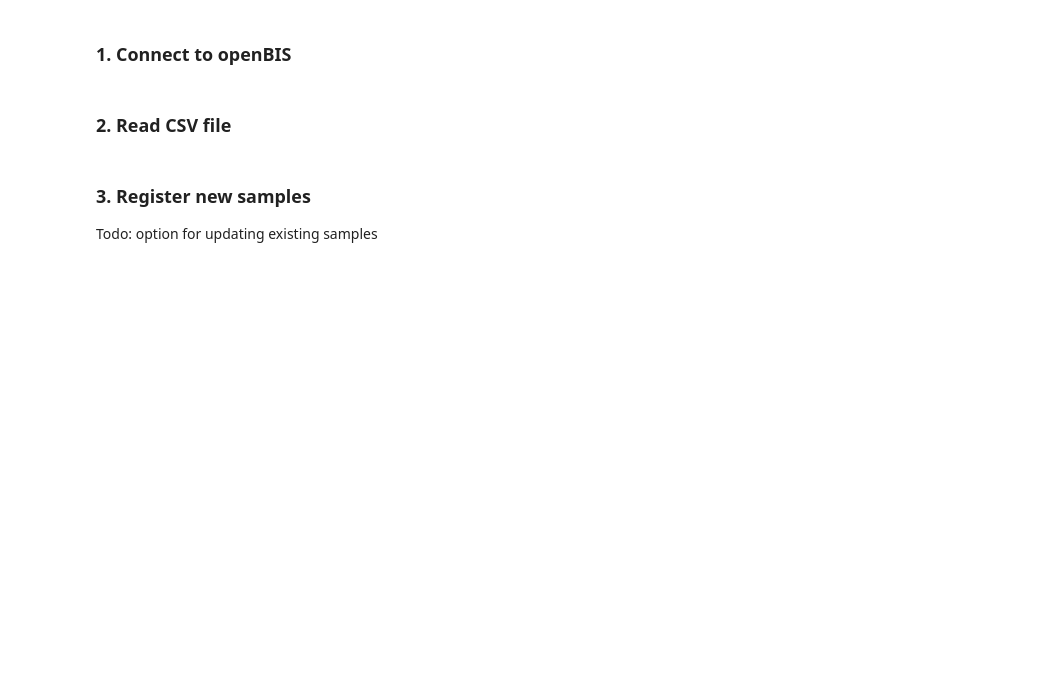
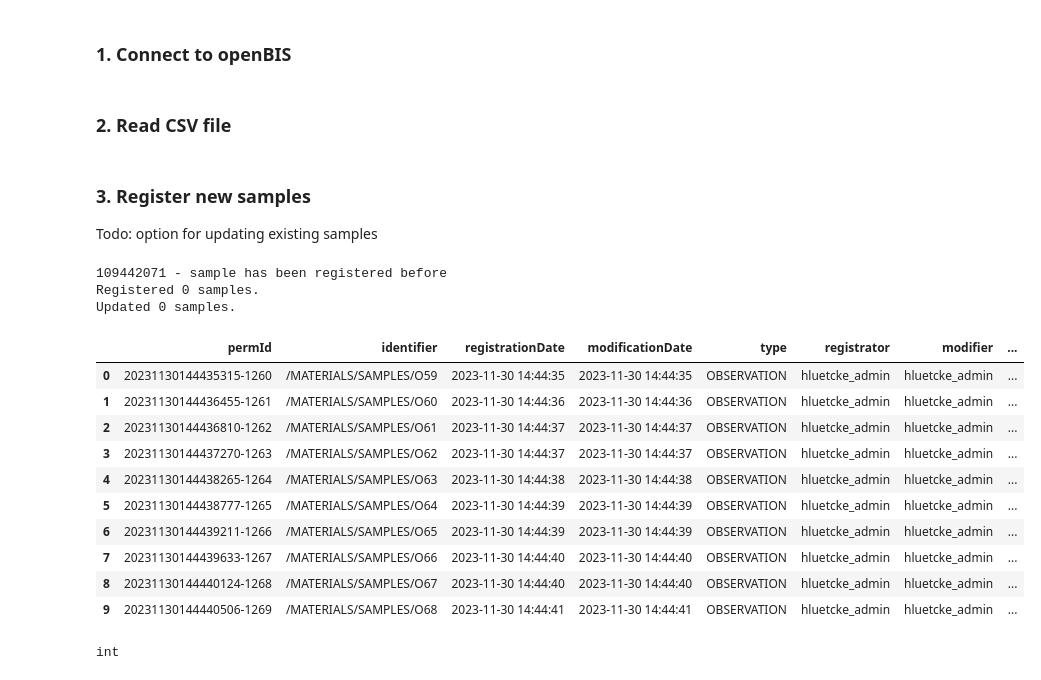
Before and after one commit to digital-botanical-gardens-initiative/taxonomical-preparator, a Jupyter notebook: src/openbis_register_samples.ipynb, the cells around one changed output. Saved outputs shown, nothing was run; the diff lists cells and outputs as text; code cells hidden in the pictures; blank space fills up the shorter version.

Commit message:
sample update in openbis_register_samples.ipynb

```diff
--- a/src/openbis_register_samples.ipynb
+++ b/src/openbis_register_samples.ipynb
@@ -15,7 +15,7 @@ user_name = 'hluetcke_admin' # user login for openBIS server
 # further openBIS specific info
 sample_type = 'OBSERVATION'
 space = 'MATERIALS'
-collection = '/MATERIALS/SAMPLES/SAMPLES_EXP_4'
+collection = '/MATERIALS/SAMPLES/SAMPLES_EXP_5'
 # %%
 o = Openbis(server_url, verify_certificates=False)
 # %%
@@ -97,12 +92,17 @@ def is_nan(x):
 # %%
+samples = o.get_samples(type=sample_type, collection=collection, props='observation_id')
 break_tf = False
 registered_samples = 0
+updated_samples = 0
 for index, row in df.iterrows():
-    # print(row['id'])
-    tf = samples.df['OBSERVATION_ID'] == str(row['id'])
-    if tf.any():
+
+    tf = check_if_sample_registered(row, samples)
+
+    if tf:
         print(f"{row['id']} - sample has been registered before")
         # option to update sample metadata
+        break
+        updated_samples = updated_samples + 1
     else:
         print(f"{row['id']} - sample has not been registered before. registering now ...")
 
@@ -118,10 +118,33 @@ for index, row in df.iterrows():
         print('sample has been registered with code ' + sample.code)
         registered_samples = registered_samples + 1
 
-        if registered_samples >= 30:
-            break_tf = True
+        # if registered_samples >= 20:
+        #     break_tf = True
 
     if break_tf:
         break
 
 print(f"Registered {registered_samples} samples.")
+print(f"Updated {updated_samples} samples.")
+# %% [output]
+109442071 - sample has been registered before
+Registered 0 samples.
+Updated 0 samples.
+# %%
+samples.df
+# %% [output]
+|  | permId | identifier | registrationDate | modificationDate | type | registrator | modifier | ... |
+| 0 | 20231130144435315-1260 | /MATERIALS/SAMPLES/O59 | 2023-11-30 14:44:35 | 2023-11-30 14:44:35 | OBSERVATION | hluetcke_admin | hluetcke_admin | ... |
+| 1 | 20231130144436455-1261 | /MATERIALS/SAMPLES/O60 | 2023-11-30 14:44:36 | 2023-11-30 14:44:36 | OBSERVATION | hluetcke_admin | hluetcke_admin | ... |
+| 2 | 20231130144436810-1262 | /MATERIALS/SAMPLES/O61 | 2023-11-30 14:44:37 | 2023-11-30 14:44:37 | OBSERVATION | hluetcke_admin | hluetcke_admin | ... |
+| 3 | 20231130144437270-1263 | /MATERIALS/SAMPLES/O62 | 2023-11-30 14:44:37 | 2023-11-30 14:44:37 | OBSERVATION | hluetcke_admin | hluetcke_admin | ... |
+| 4 | 20231130144438265-1264 | /MATERIALS/SAMPLES/O63 | 2023-11-30 14:44:38 | 2023-11-30 14:44:38 | OBSERVATION | hluetcke_admin | hluetcke_admin | ... |
+| 5 | 20231130144438777-1265 | /MATERIALS/SAMPLES/O64 | 2023-11-30 14:44:39 | 2023-11-30 14:44:39 | OBSERVATION | hluetcke_admin | hluetcke_admin | ... |
+| 6 | 20231130144439211-1266 | /MATERIALS/SAMPLES/O65 | 2023-11-30 14:44:39 | 2023-11-30 14:44:39 | OBSERVATION | hluetcke_admin | hluetcke_admin | ... |
+| 7 | 20231130144439633-1267 | /MATERIALS/SAMPLES/O66 | 2023-11-30 14:44:40 | 2023-11-30 14:44:40 | OBSERVATION | hluetcke_admin | hluetcke_admin | ... |
+| 8 | 20231130144440124-1268 | /MATERIALS/SAMPLES/O67 | 2023-11-30 14:44:40 | 2023-11-30 14:44:40 | OBSERVATION | hluetcke_admin | hluetcke_admin | ... |
+| 9 | 20231130144440506-1269 | /MATERIALS/SAMPLES/O68 | 2023-11-30 14:44:41 | 2023-11-30 14:44:41 | OBSERVATION | hluetcke_admin | hluetcke_admin | ... |
+# %%
+type(row['id'])
+# %% [output]
+int
```
Also changed, not shown: parts of 6 cells of this notebook, 1 other file.
